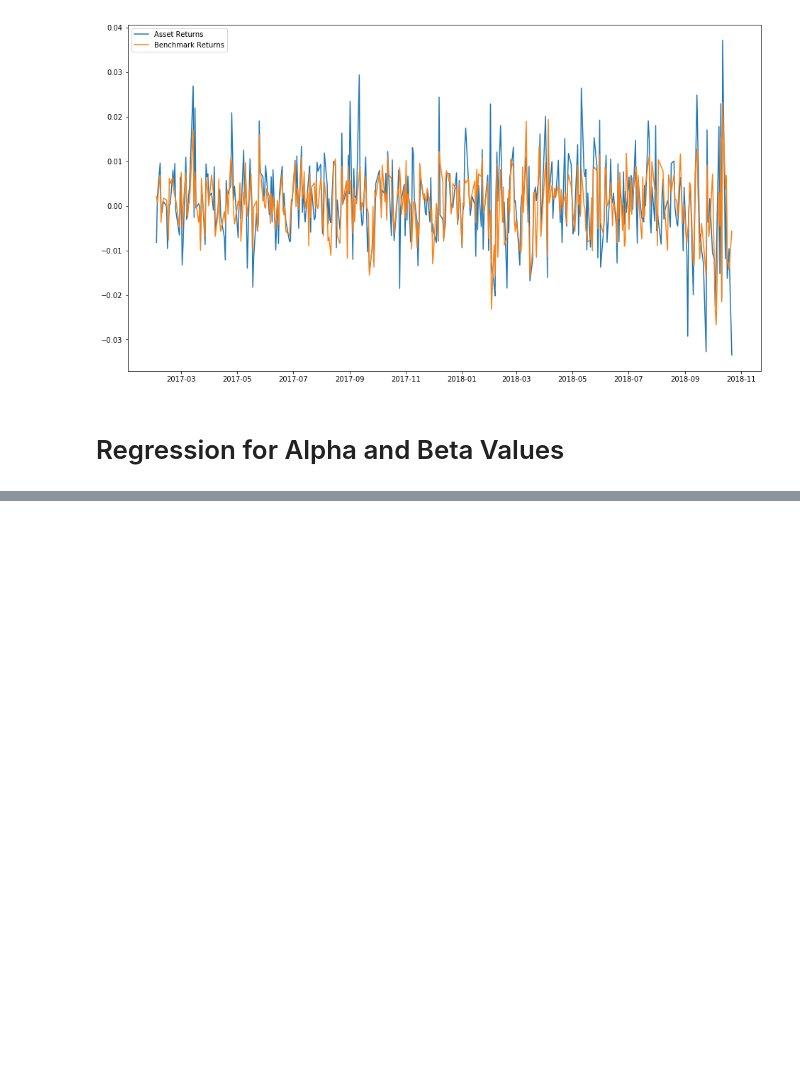
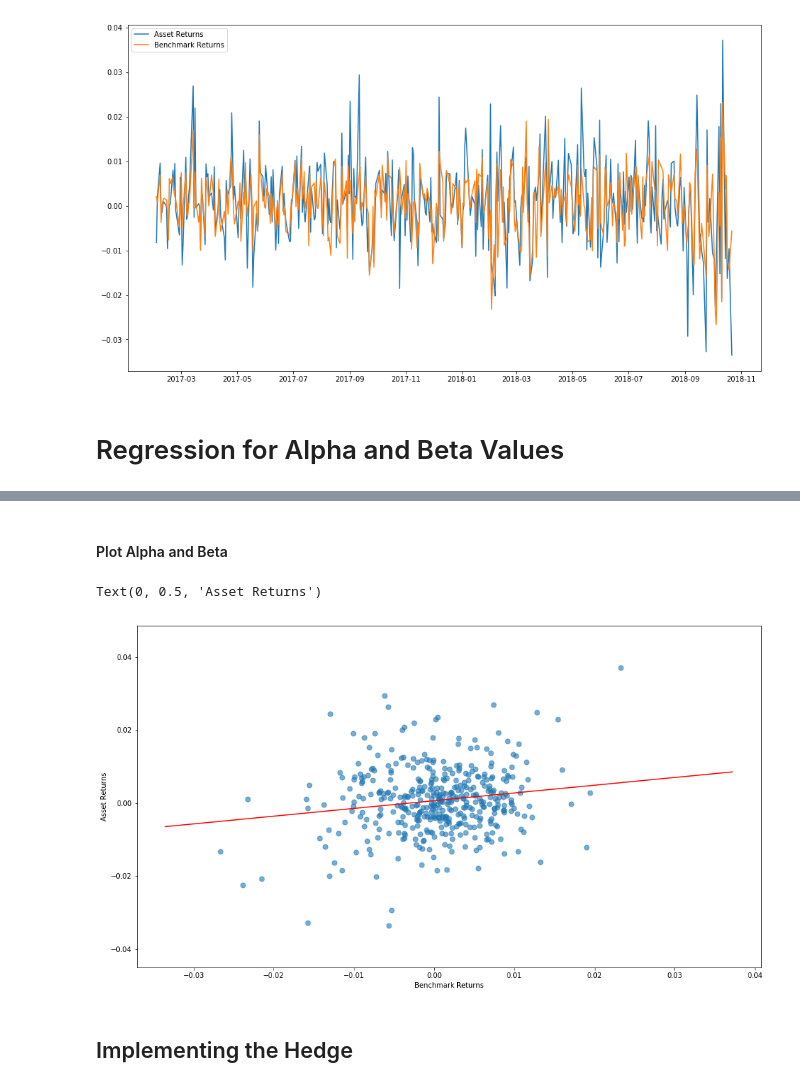
Before and after one commit to magnacore/Portfolio-Optimization-and-Return-Analysis, a Jupyter notebook: Portfolio Optimization and Analysis.ipynb, the cells around one changed output, grey strips where cells are left out. Drawn from its saved outputs; the diff is of its cells as text; code cells hidden in the pictures; blank space fills up the shorter version.

```diff
--- a/Portfolio Optimization and Analysis.ipynb
+++ b/Portfolio Optimization and Analysis.ipynb
@@ -160,0 +274,24 @@ Text(0, 0.5, 'AAPL Ret')
+# %% [markdown]
+#### Plot Alpha and Beta
+# %%
+fig, ax = plt.subplots(figsize = (16,9))
+
+# Scatter Returns
+plt.scatter(benchmark_returns['Benchmark Returns'][-420:],asset_returns['Asset Returns'][-420:],alpha=0.6,s=50)
+
+# Fit Line
+min_benchmark = asset_return_values.min()
+max_benchmark = asset_return_values.max()
+
+benchmark_line = np.linspace(min_benchmark,max_benchmark,100)
+y = benchmark_line * beta + alpha
+
+plt.plot(benchmark_line,y,'r')
+
+plt.xlabel('Benchmark Returns')
+plt.ylabel('Asset Returns')
+# %% [output]
+Text(0, 0.5, 'Asset Returns')
+[figure, added]
+# %% [markdown]
+## Implementing the Hedge
```
Also changed, not shown: parts of 31 cells of this notebook.
